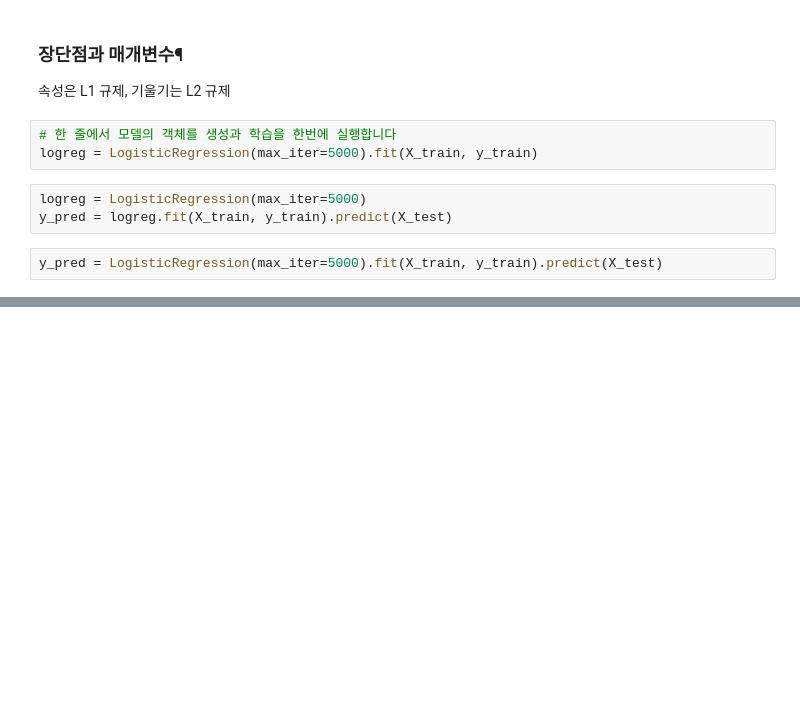
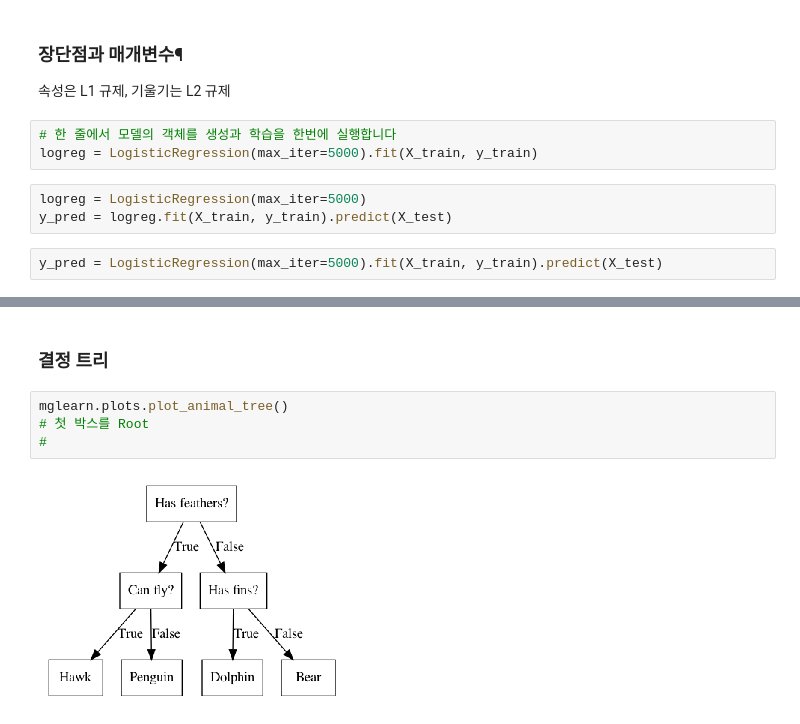
Before and after one commit to friendly-blackdog/To_FullStack, a Jupyter notebook: lecture/데청캠_동국대/수업/머신러닝/Supervisor_ML(지도학습).ipynb, the cells around one changed output, grey strips where cells are left out. Cells and saved outputs as stored; diff of their text form; blank space fills up the shorter version.

```diff
--- a/lecture/데청캠_동국대/수업/머신러닝/Supervisor_ML(지도학습).ipynb
+++ b/lecture/데청캠_동국대/수업/머신러닝/Supervisor_ML(지도학습).ipynb
@@ -986,0 +986,8 @@ IndexError: boolean index did not match indexed array along dimension 0; dimensi
+# %% [markdown]
+### 결정 트리
+# %%
+mglearn.plots.plot_animal_tree()
+# 첫 박스를 Root
+#
+# %% [output]
+[figure, added]
```
Also changed, not shown: parts of 117 cells of this notebook, 4 other files.
